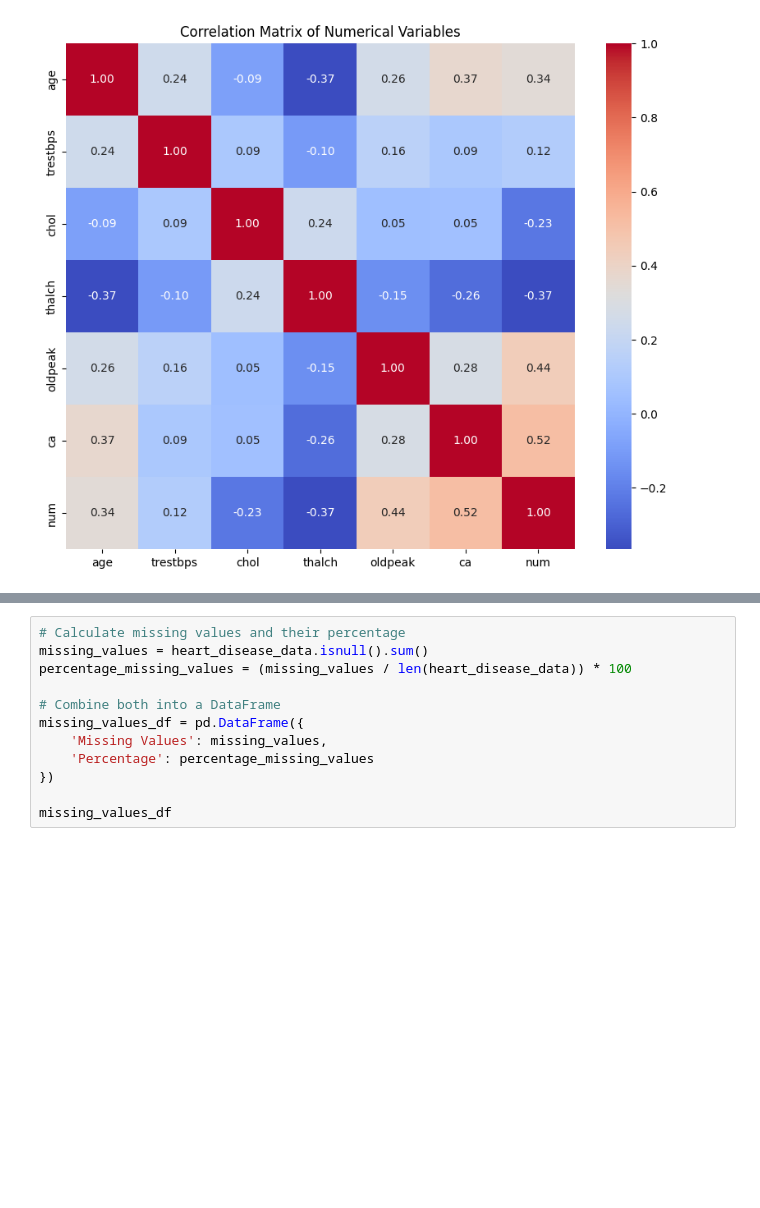
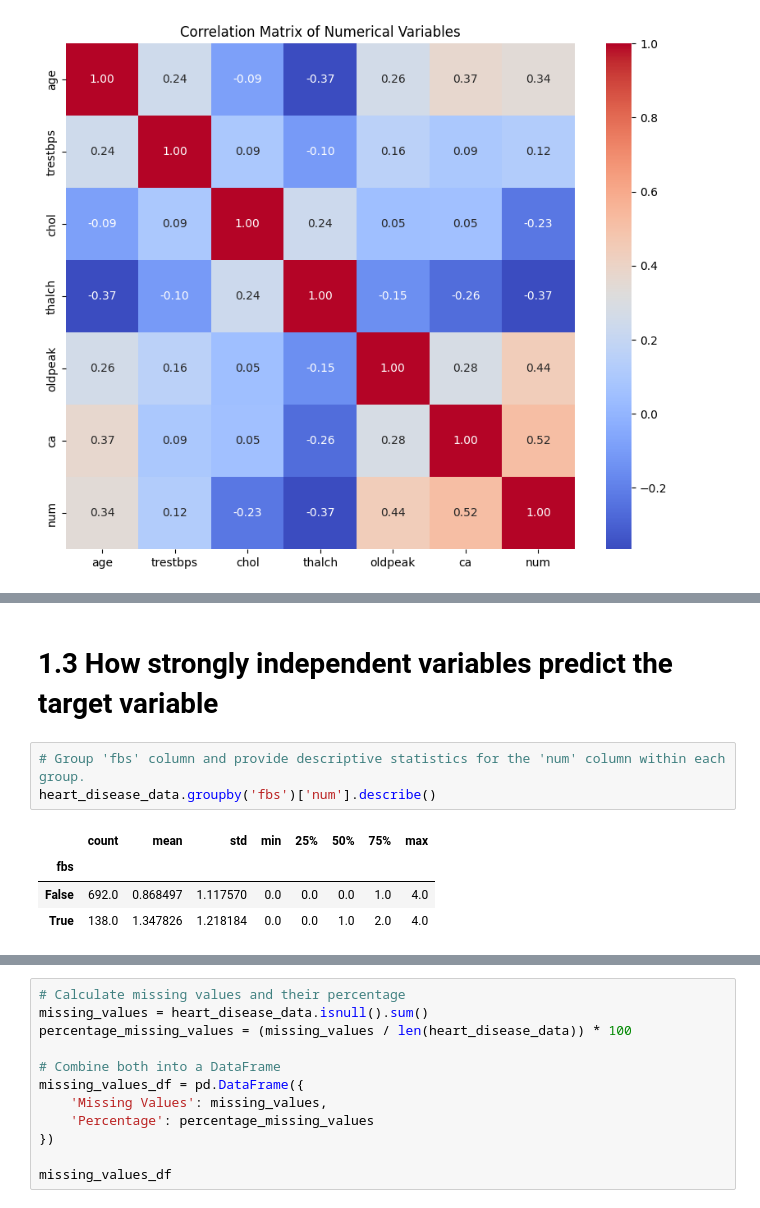
Before and after one commit to uia9020/Heart-Attack-Risk-Analysis, a Jupyter notebook: model_training.ipynb, the cells around one changed output, grey strips where cells are left out. Cells and saved outputs as stored; diff of their text form; blank space fills up the shorter version.

```diff
--- a/model_training.ipynb
+++ b/model_training.ipynb
@@ -103,0 +124,10 @@ plt.show()
+# %% [markdown]
+# 1.3 How strongly independent variables predict the target variable
+# %%
+# Group 'fbs' column and provide descriptive statistics for the 'num' column within each group.
+heart_disease_data.groupby('fbs')['num'].describe()
+# %% [output]
+|  | count | mean | std | min | 25% | 50% | 75% | max |
+| fbs |  |  |  |  |  |  |  |  |
+| False | 692.0 | 0.868497 | 1.117570 | 0.0 | 0.0 | 0.0 | 1.0 | 4.0 |
+| True | 138.0 | 1.347826 | 1.218184 | 0.0 | 0.0 | 1.0 | 2.0 | 4.0 |
```
Also changed, not shown: parts of 25 cells of this notebook, 1 other file.
